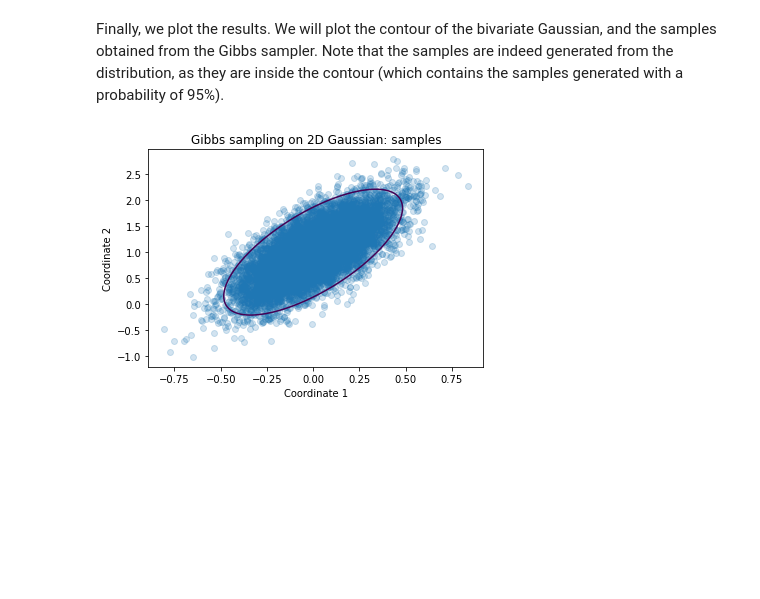
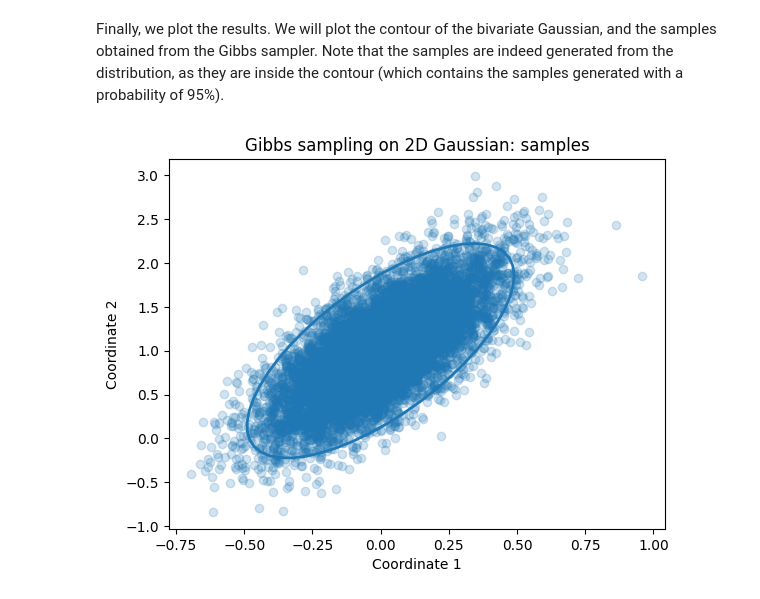
Before and after one commit to jparras/dgm_classes, a Jupyter notebook: simple_models/gibbs_gaussian.ipynb, the cells around one changed output. Drawn from its saved outputs; the diff is of its cells as text; code cells hidden in the pictures; blank space fills up the shorter version.

```diff
--- a/simple_models/gibbs_gaussian.ipynb
+++ b/simple_models/gibbs_gaussian.ipynb
@@ -22,3 +15,31 @@ def get_contour(samples, n=1000, vals=np.array([0.95, 0.9, 0.7, 0.5, 0.3, 0.1]))
+# %%
+# Ancillary method, used for plotting the 95% confidence interval later
+def get_elipse(covar, mean):
+    eigenval, eigenvec = np.linalg.eig(covar)
+    # Get the largest and smalles eigenvalue and eigenvector
+    largest_eigenvec = eigenvec[:, np.argmax(eigenval)]
+    largest_eigenval = np.amax(eigenval)
+    smallest_eigenvec = eigenvec[:, np.argmin(eigenval)]
+    smallest_eigenval = np.amin(eigenval)
+    angle = np.arctan2(largest_eigenvec[1], largest_eigenvec[0])
+    if angle < 0:
+        angle += 2 * np.pi  # So that the angle is between 0 and 2 * pi
+
+    chisquare_val = 2.4477  # For the 95% confidence interval
+    theta_grid = np.linspace(0, 2 * np.pi)
+    phi = angle
+    X0 = mean[0]
+    Y0 = mean[1]
+    a = chisquare_val * np.sqrt(largest_eigenval)
+    b = chisquare_val * np.sqrt(smallest_eigenval)
+
+    ellipse_x = np.vstack([a * np.cos(theta_grid), b * np.sin(theta_grid)]).T
+
+    R = np.array([[np.cos(phi), np.sin(phi)], [-np.sin(phi), np.cos(phi)]])
+
+    r_ellipse = ellipse_x @ R
+
+    return r_ellipse, X0, Y0
 # %% [markdown]
 Let us now define the parameters of the bivariate Gaussian distribution, which are five: the variances of the two coordinates, the correlation coefficient, and the mean of each coordinate. In vector notation, we need the mean vector and the covariance matrix:
 
@@ -59,17 +80,14 @@ Finally, we plot the results. We will plot the contour of the bivariate Gaussian
 # %%
 x_min = mu[0] - 3 * s1
 x_max = mu[0] + 3 * s1
 y_min = mu[1] - 3 * s2
 y_max = mu[1] + 3 * s2
-X, Y = np.meshgrid(np.linspace(x_min, x_max, 100), np.linspace(y_min, y_max, 100))
-z = multivariate_normal(mu, C).pdf(np.dstack((X, Y)))
-z = z / z.sum()
-c = get_contour(z, vals=np.array([0.95]))  # To get 95% confidence interval
-plt.contour(X, Y, z, c)
+r_ellipse, X0, Y0 = get_elipse(C, mu)
+plt.plot(r_ellipse[:, 0] + X0, r_ellipse[:, 1] + Y0, linewidth=2)
 plt.scatter(x[:, 0], x[:, 1], alpha=0.2)
 plt.xlabel('Coordinate 1')
 plt.ylabel('Coordinate 2')
 plt.title('Gibbs sampling on 2D Gaussian: samples')
 plt.show()
 # %% [output]
-[figure, old version]
+[figure, new version]
```
Also changed, not shown: parts of 1 cell of this notebook, 1 other file.
